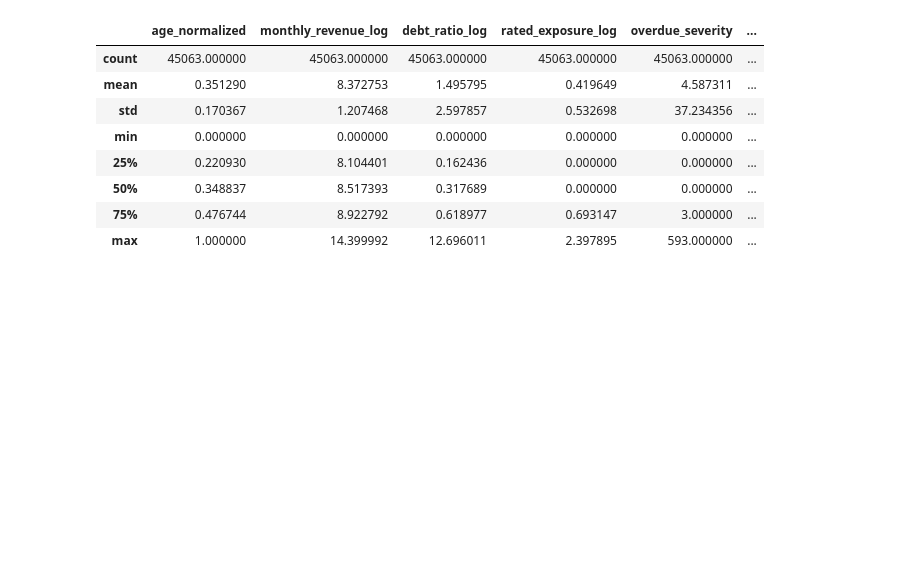
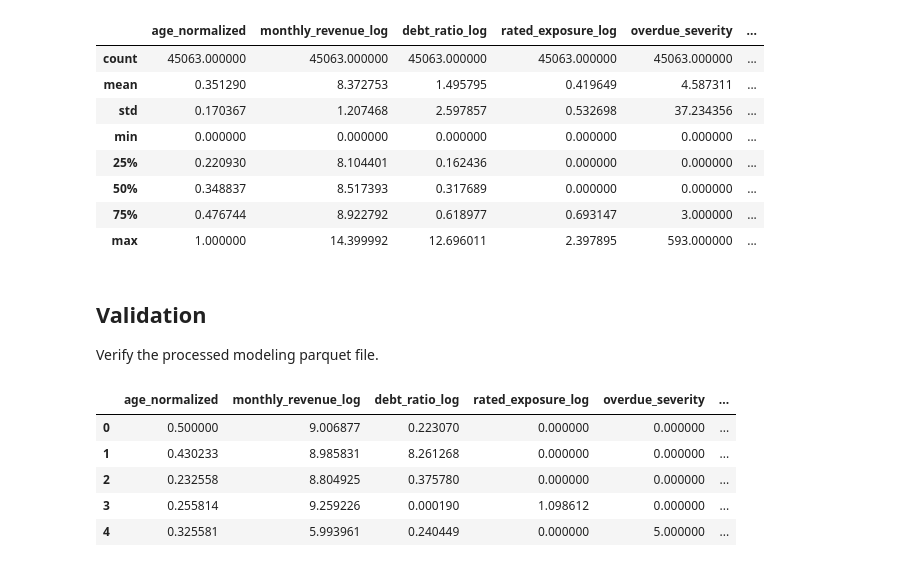
Before and after one commit to PESIII23/real-time-credit-risk-simulation, a Jupyter notebook: src/notebooks/credit_risk_analysis.ipynb, the cells around one changed output. Saved outputs shown, nothing was run; the diff lists cells and outputs as text; code cells hidden in the pictures; blank space fills up the shorter version.

```diff
--- a/src/notebooks/credit_risk_analysis.ipynb
+++ b/src/notebooks/credit_risk_analysis.ipynb
@@ -388,3 +386,18 @@ modeling_df.describe()
 | 50% | 0.348837 | 8.517393 | 0.317689 | 0.000000 | 0.000000 | ... |
 | 75% | 0.476744 | 8.922792 | 0.618977 | 0.693147 | 3.000000 | ... |
 | max | 1.000000 | 14.399992 | 12.696011 | 2.397895 | 593.000000 | ... |
+# %% [markdown]
+## Validation
+Verify the processed modeling parquet file.
+# %%
+file_path = '/Users/phillipsmith/Desktop/pythonProjects/real-time-credit-risk-simulation/src/data/processed/modeling_df.parquet'
+processed_modeling_df = pd.read_parquet(file_path)
+
+processed_modeling_df.head()
+# %% [output]
+|  | age_normalized | monthly_revenue_log | debt_ratio_log | rated_exposure_log | overdue_severity | ... |
+| 0 | 0.500000 | 9.006877 | 0.223070 | 0.000000 | 0.000000 | ... |
+| 1 | 0.430233 | 8.985831 | 8.261268 | 0.000000 | 0.000000 | ... |
+| 2 | 0.232558 | 8.804925 | 0.375780 | 0.000000 | 0.000000 | ... |
+| 3 | 0.255814 | 9.259226 | 0.000190 | 1.098612 | 0.000000 | ... |
+| 4 | 0.325581 | 5.993961 | 0.240449 | 0.000000 | 5.000000 | ... |
```
Also changed, not shown: parts of 11 cells of this notebook.
